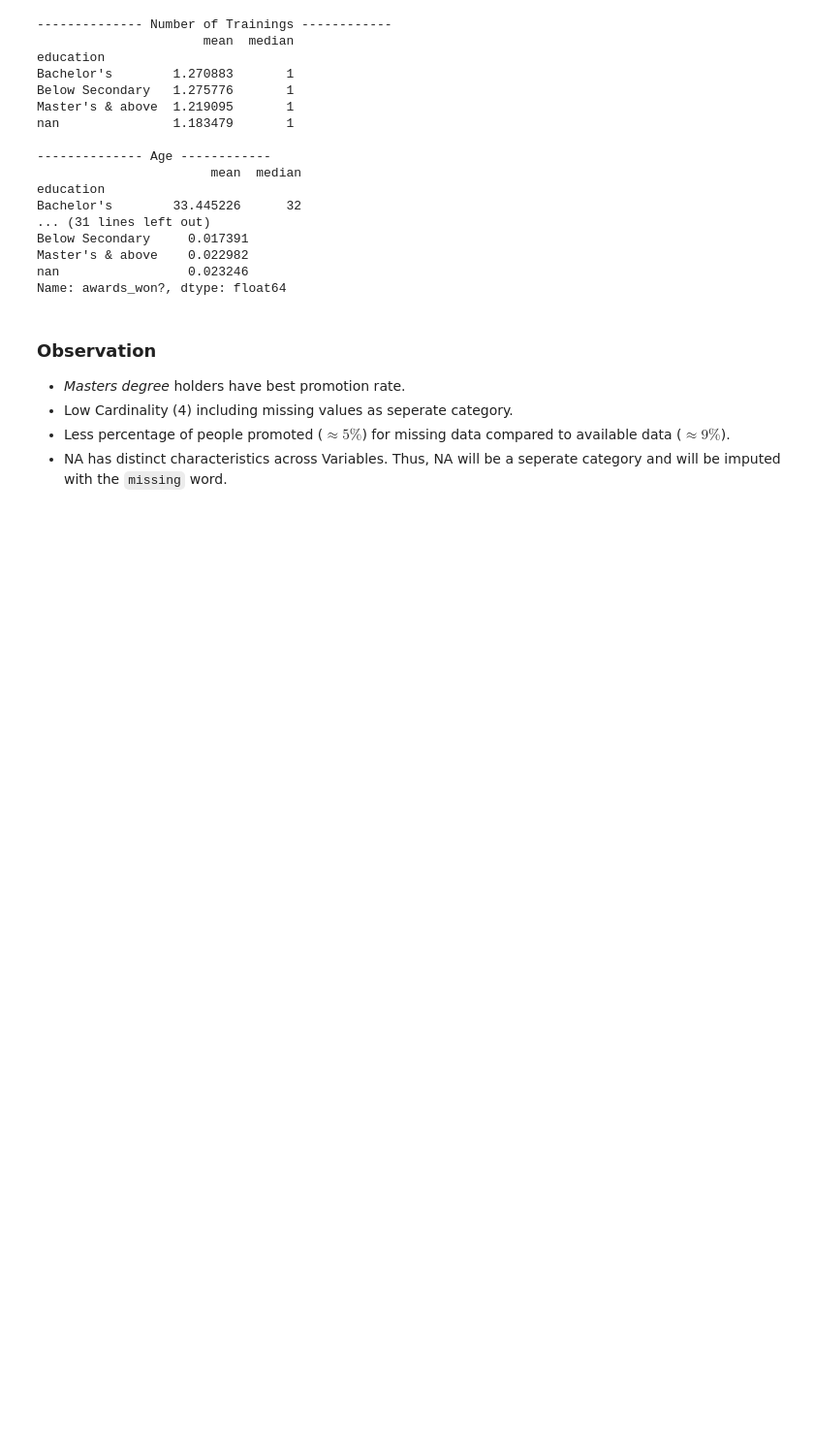
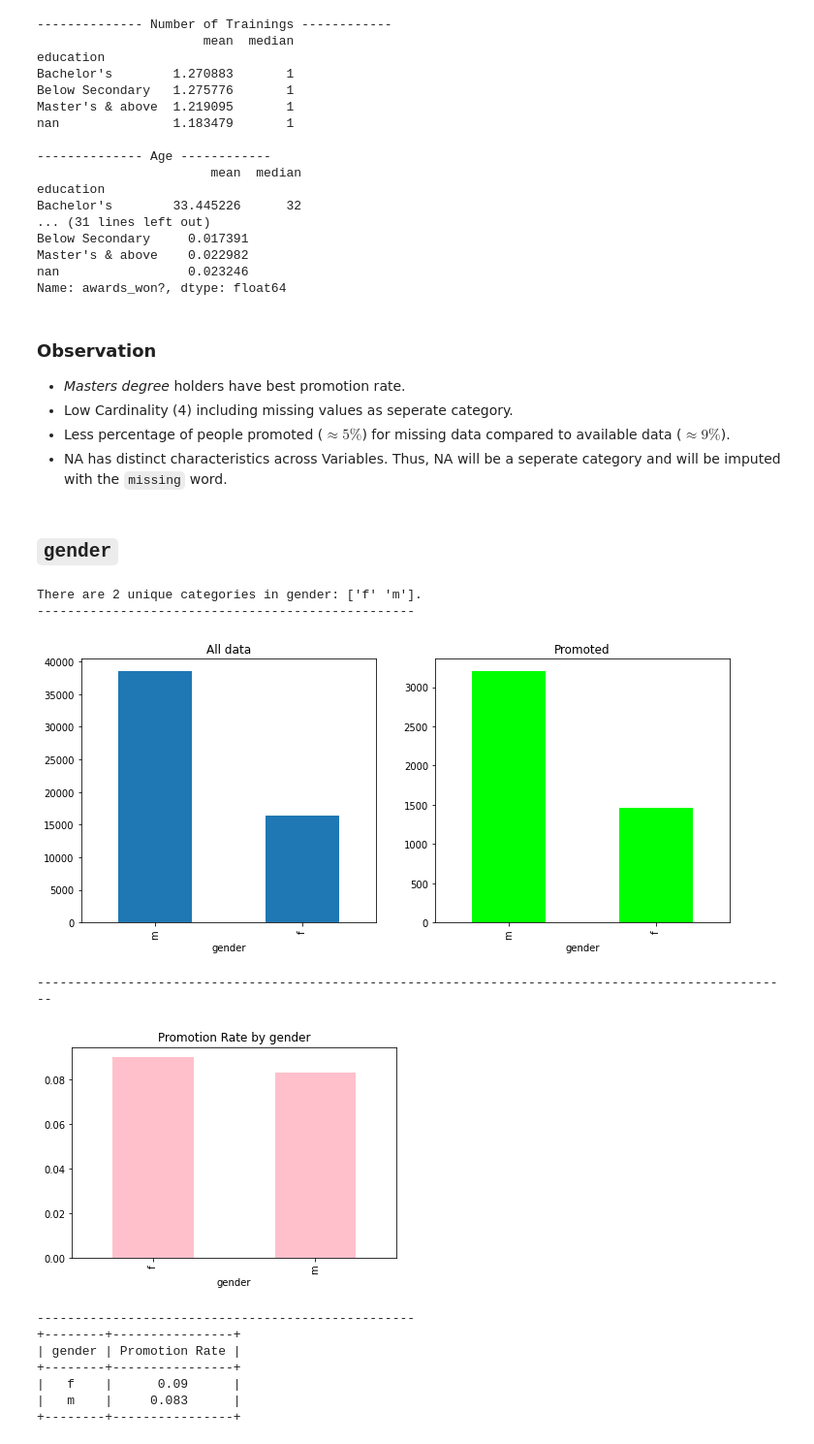
Before and after one commit to gunnerVivek/Employee-Promotion, a Jupyter notebook: 1-Analysis.ipynb, the cells around one changed output. Shown: that part at 97% size. Drawn from its saved outputs; the diff is of its cells as text; code cells hidden in the pictures; blank space fills up the shorter version.

Commit message:
notebook: Add EDA for Gender variable

```diff
--- a/1-Analysis.ipynb
+++ b/1-Analysis.ipynb
@@ -498,3 +498,20 @@ Name: awards_won?, dtype: float64
 - Low Cardinality (4) including missing values as seperate category.
 - Less percentage of people promoted ($\approx5\%$) for missing data compared to available data ($\approx 9\%$).
 - NA has distinct characteristics across Variables. Thus, NA will be a seperate category and will be imputed with the `missing` word.
+# %% [markdown]
+## `gender`
+# %%
+EDA_categorical('gender')
+# %% [output]
+There are 2 unique categories in gender: ['f' 'm'].
+--------------------------------------------------
+[figure, added]
+----------------------------------------------------------------------------------------------------
+[figure, added]
+--------------------------------------------------
++--------+----------------+
+| gender | Promotion Rate |
++--------+----------------+
+|   f    |      0.09      |
+|   m    |     0.083      |
++--------+----------------+
```
Also changed, not shown: parts of 2 cells of this notebook.
